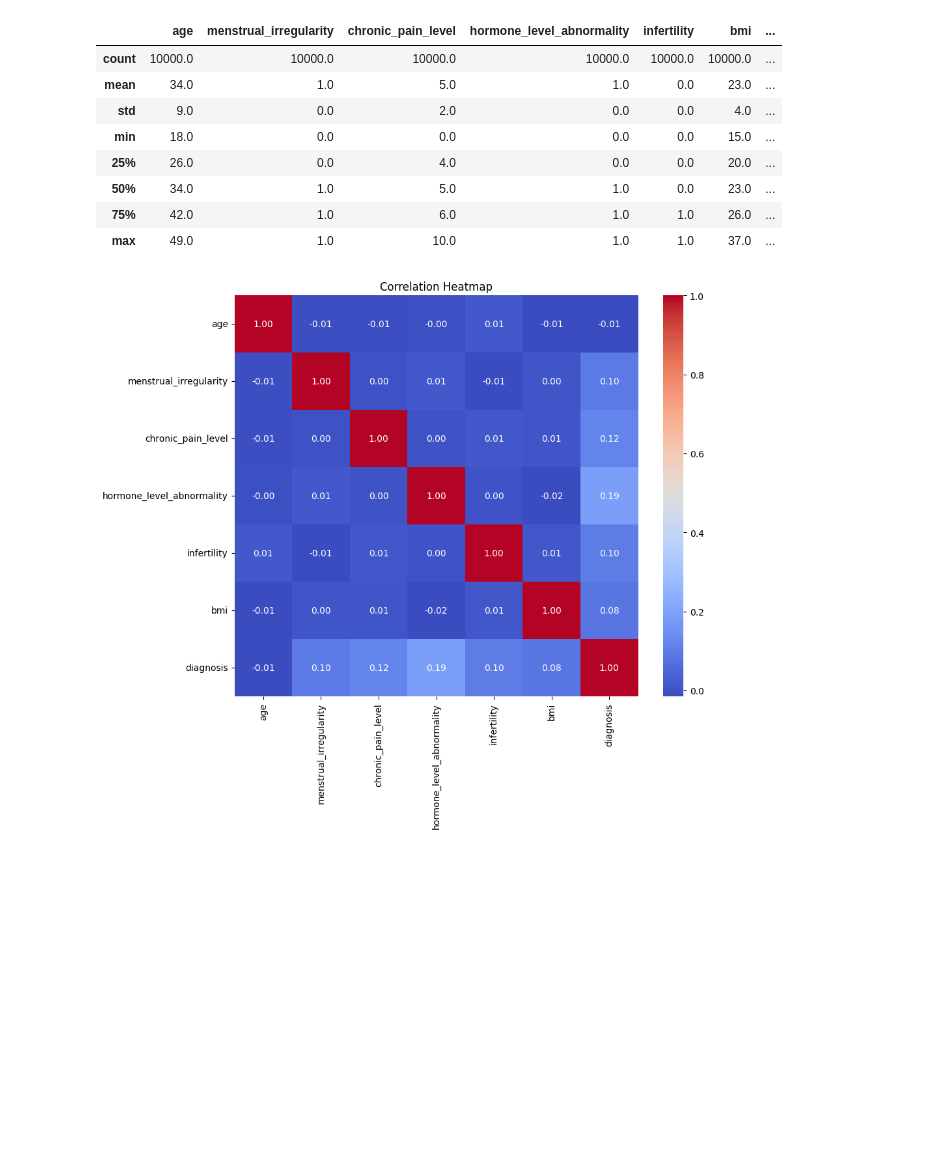
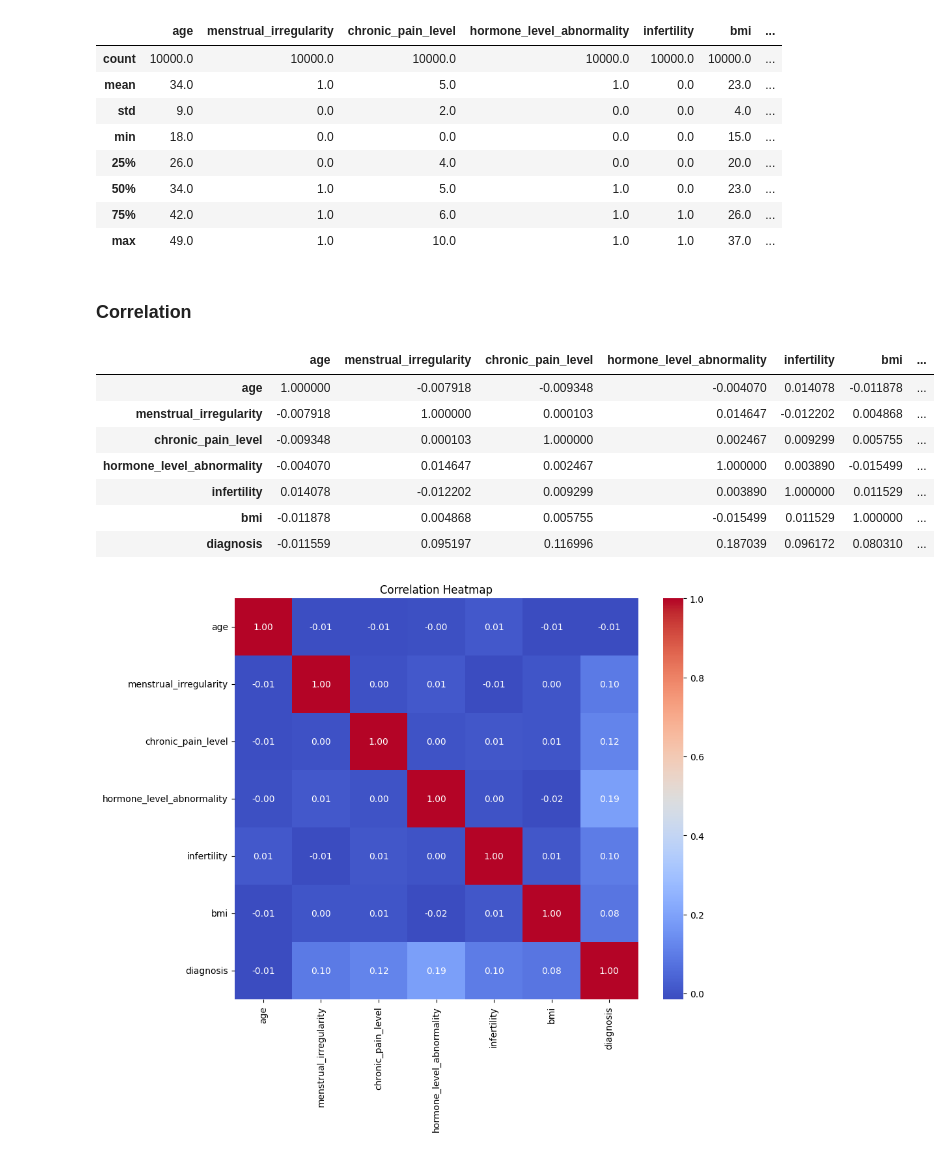
Before and after one commit to Veranika23/endometriosis-prediction, a Jupyter notebook: EDA/notebook.ipynb, the cells around one changed output. Saved outputs shown, nothing was run; the diff lists cells and outputs as text; code cells hidden in the pictures; blank space fills up the shorter version.

```diff
--- a/EDA/notebook.ipynb
+++ b/EDA/notebook.ipynb
@@ -115,6 +118,8 @@ np.float64(0.4079)
 The target is balanced
 # %%
 numerical_columns = list(df.dtypes[(df.dtypes == 'int64') | (df.dtypes == 'float64')].index)
+# %%
+categorical_columns = list(df.dtypes[df.dtypes == 'object'].index)
 # %%
 print(f"Numerical columns are: {numerical_columns}")
 # %% [output]
@@ -121,0 +131,3 @@ Numerical columns are: ['age', 'menstrual_irregularity', 'chronic_pain_level', '
+# %%
+for c in categorical_columns:
+    df[c] = df[c].replace("_", " ").str.lower()
@@ -131,8 +152,20 @@ df.describe().round(0)
 | 50% | 34.0 | 1.0 | 5.0 | 1.0 | 0.0 | 23.0 | ... |
 | 75% | 42.0 | 1.0 | 6.0 | 1.0 | 1.0 | 26.0 | ... |
 | max | 49.0 | 1.0 | 10.0 | 1.0 | 1.0 | 37.0 | ... |
+# %% [markdown]
+### Correlation
 # %%
 corr = df[numerical_columns].corr()
+corr
+# %% [output]
+|  | age | menstrual_irregularity | chronic_pain_level | hormone_level_abnormality | infertility | bmi | ... |
+| age | 1.000000 | -0.007918 | -0.009348 | -0.004070 | 0.014078 | -0.011878 | ... |
+| menstrual_irregularity | -0.007918 | 1.000000 | 0.000103 | 0.014647 | -0.012202 | 0.004868 | ... |
+| chronic_pain_level | -0.009348 | 0.000103 | 1.000000 | 0.002467 | 0.009299 | 0.005755 | ... |
+| hormone_level_abnormality | -0.004070 | 0.014647 | 0.002467 | 1.000000 | 0.003890 | -0.015499 | ... |
+| infertility | 0.014078 | -0.012202 | 0.009299 | 0.003890 | 1.000000 | 0.011529 | ... |
+| bmi | -0.011878 | 0.004868 | 0.005755 | -0.015499 | 0.011529 | 1.000000 | ... |
+| diagnosis | -0.011559 | 0.095197 | 0.116996 | 0.187039 | 0.096172 | 0.080310 | ... |
 # %%
 plt.figure(figsize=(10, 8))
 sns.heatmap(corr, annot=True, cmap='coolwarm', fmt=".2f")
```
Also changed, not shown: parts of 20 cells of this notebook, 1 other file.
